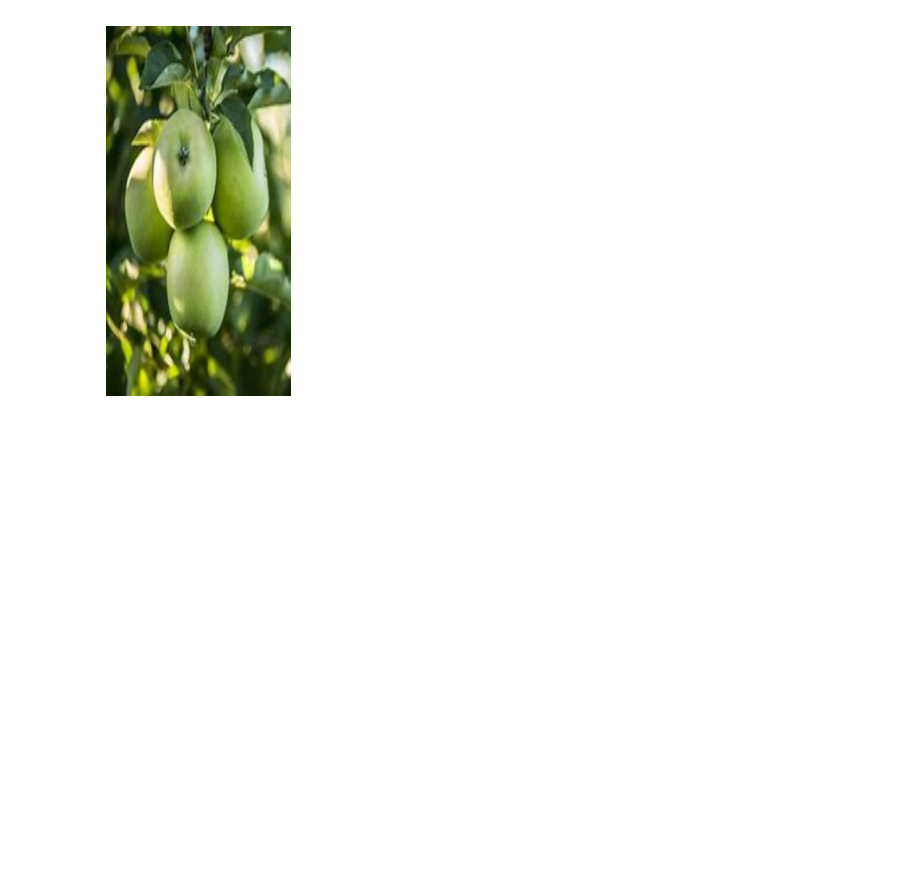
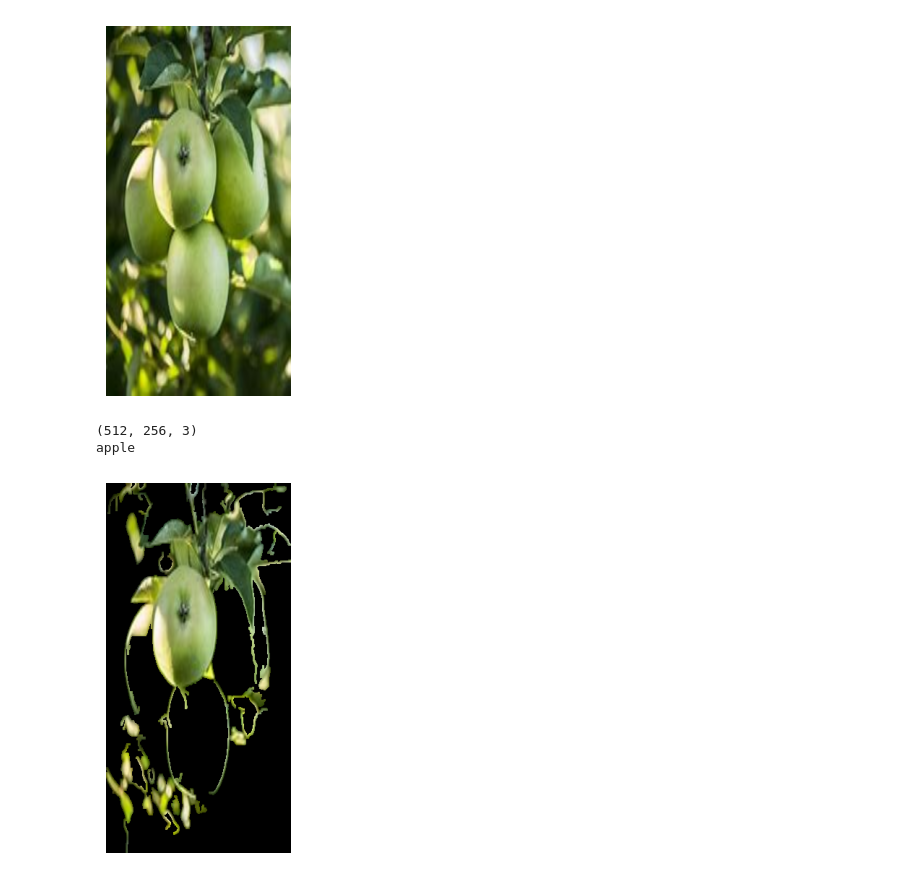
Before and after one commit to naufalsuryasumirat/if4073-tugas4-13519029-13519135-13519141, a Jupyter notebook: src/fruits_classification.ipynb, the cells around one changed output. Drawn from its saved outputs; the diff is of its cells as text; code cells hidden in the pictures; blank space fills up the shorter version.

```diff
--- a/src/fruits_classification.ipynb
+++ b/src/fruits_classification.ipynb
@@ -112,3 +110,24 @@ print(trainData[1][1])
 (512, 256, 3)
 apple
 [figure]
+# %%
+segmentedTrainData = []
+
+for data in trainData:
+  img = (np.array(data[0]) * 255).round().astype(np.uint8)
+  edge = cv.Canny(img, threshold1=0, threshold2=255)
+  edge = cv.dilate(edge, None)
+  contour = sorted(cv.findContours(edge, cv.RETR_LIST, cv.CHAIN_APPROX_SIMPLE)[-2],
+                 key=cv.contourArea)[-1]
+  mask = cv.drawContours(np.zeros(imshape(edge)[:2], np.uint8), [contour], -1, 255, -1)
+  segmented = cv.bitwise_and(data[0], data[0], mask=mask)
+  segmentedTrainData.append((segmented, data[1]))
+
+plt.axis("off")
+plt.imshow(segmentedTrainData[1][0])
+print(segmentedTrainData[1][0].shape)
+print(segmentedTrainData[1][1])
+# %% [output]
+(512, 256, 3)
+apple
+[figure, added]
```
Also changed, not shown: parts of 10 cells of this notebook.
